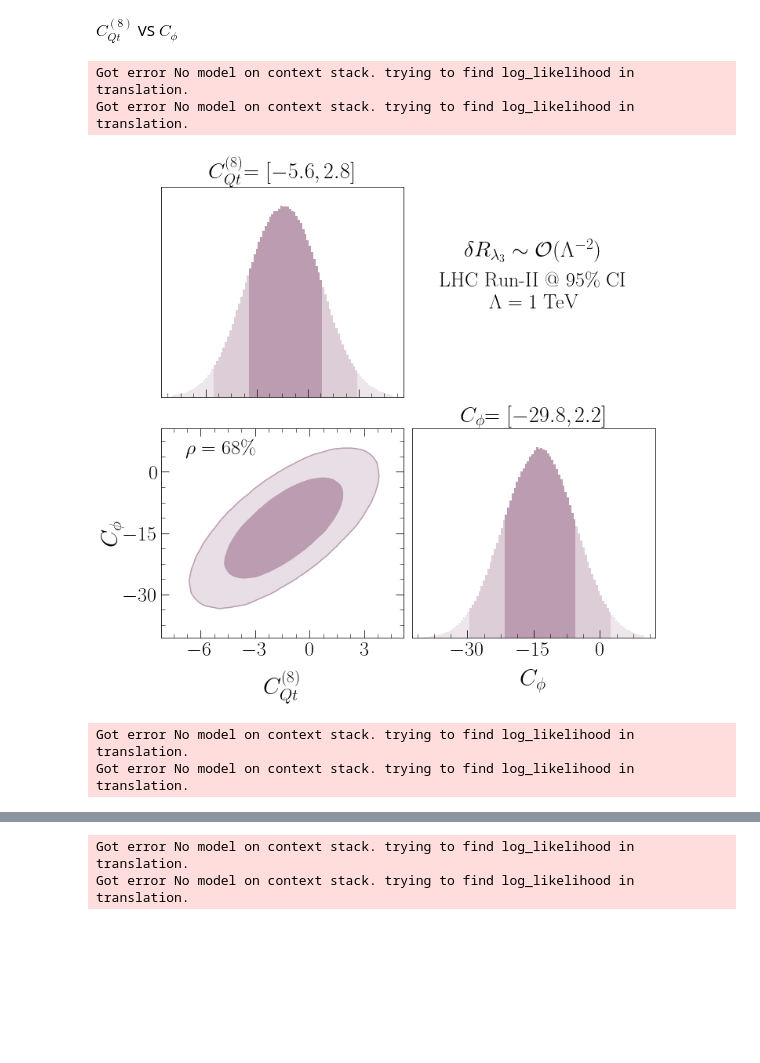
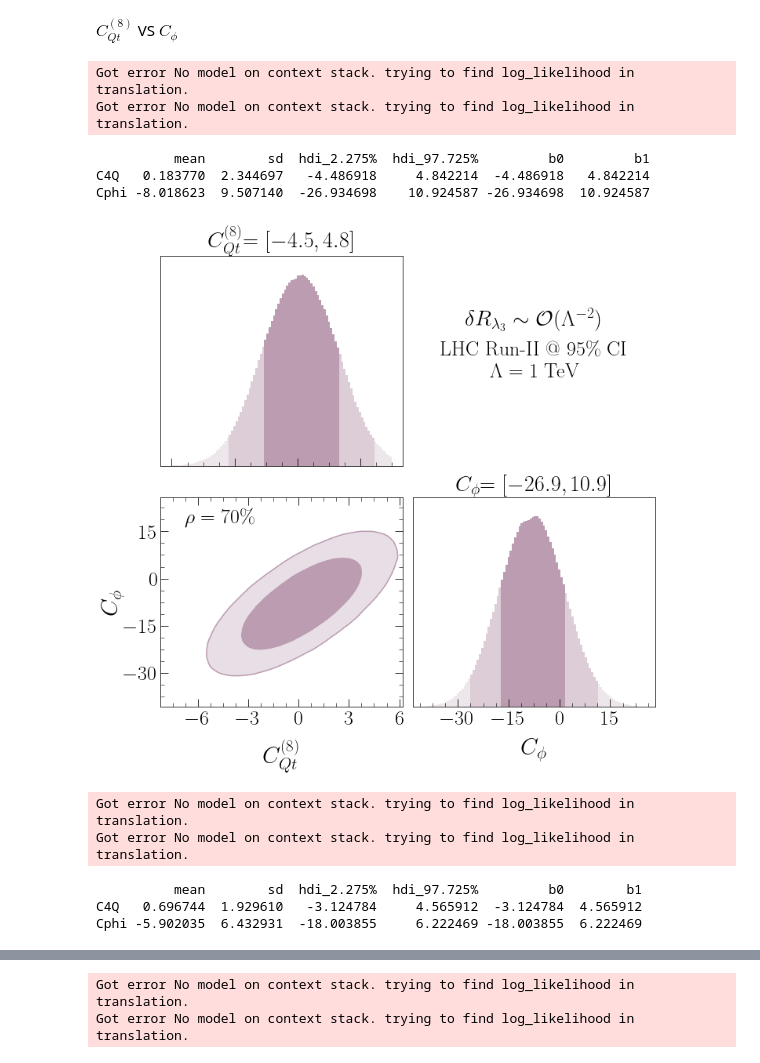
Before and after one commit to alasfar-lina/trilinear4tops, a Jupyter notebook: Notebooks/MainBayesianFits.ipynb, the cells around one changed output, grey strips where cells are left out. Saved outputs shown, nothing was run; the diff lists cells and outputs as text; code cells hidden in the pictures; blank space fills up the shorter version.

```diff
--- a/Notebooks/MainBayesianFits.ipynb
+++ b/Notebooks/MainBayesianFits.ipynb
@@ -304,25 +298,31 @@ Got error No model on context stack. trying to find log_likelihood in translatio
 # %% [markdown]
  $C_{Qt}^{(8)}$  VS $C_{\phi}$
 # %%
-trace_dir='../results/fits/Cq8_LHC_RunII_linearl3_rge.pickle'
-limits = [-8., 5, -40, 10]
+trace_dir='../results/fits/Cq8-Cphi_LHC_RunII_linearl3_rge.pickle'
+limits = [-8., 6, -40, 25]
 filename = '../results/plots/Cqt8_LHC_RunII_linearl3_rge.pdf'
 makeplot(trace_dir, filename,color= colpastil[1],
          collider='$\delta R_{\lambda_3}\sim \mathcal{O}(\Lambda^{-2})$',
          label=[r"$C_{Qt}^{(8)}$", r"$C_\phi$"],
          text =r'LHC Run-II @ 95\% CI',limit=limits,  text2=r'$\Lambda=1$ TeV')
 #
-trace_dir='../results/fits/Cq8_LHC_RunII_quadl3_rge.pickle'
-limits = [-5., 5, -25, 15]
+trace_dir='../results/fits/Cq8-Cphi_LHC_RunII_quadl3_rge.pickle'
+limits = [-5., 7, -25, 15]
 filename = '../results/plots/Cqt8_LHC_RunII_quadl3_rge.pdf'
 makeplot(trace_dir, filename,color= colpastil[1],
          label=[r"$C_{Qt}^{(8)}$", r"$C_\phi$"],
         collider='$\delta R_{\lambda_3}\sim \mathcal{O}(\Lambda^{-4})$',
         text =r'LHC Run-II @ 95\% CI',limit=limits,
       text2=r'$\Lambda=1$ TeV')
 # %% [output]
 Got error No model on context stack. trying to find log_likelihood in translation.
 Got error No model on context stack. trying to find log_likelihood in translation.
+          mean        sd  hdi_2.275%  hdi_97.725%         b0         b1
+C4Q   0.183770  2.344697   -4.486918     4.842214  -4.486918   4.842214
+Cphi -8.018623  9.507140  -26.934698    10.924587 -26.934698  10.924587
-[figure, old version]
+[figure, new version]
-Got error No model on context stack. trying to find log_likelihood in translation.
-Got error No model on context stack. trying to find log_likelihood in translation.
+Got error No model on context stack. trying to find log_likelihood in translation.
+Got error No model on context stack. trying to find log_likelihood in translation.
+          mean        sd  hdi_2.275%  hdi_97.725%         b0        b1
+C4Q   0.696744  1.929610   -3.124784     4.565912  -3.124784  4.565912
+Cphi -5.902035  6.432931  -18.003855     6.222469 -18.003855  6.222469
```
Also changed, not shown: parts of 6 cells of this notebook, 26 other files.
